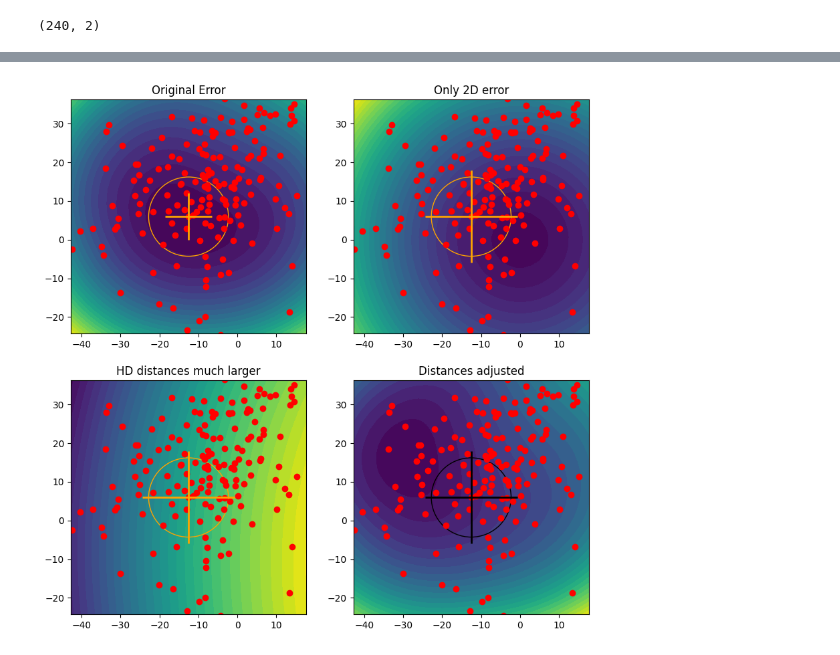
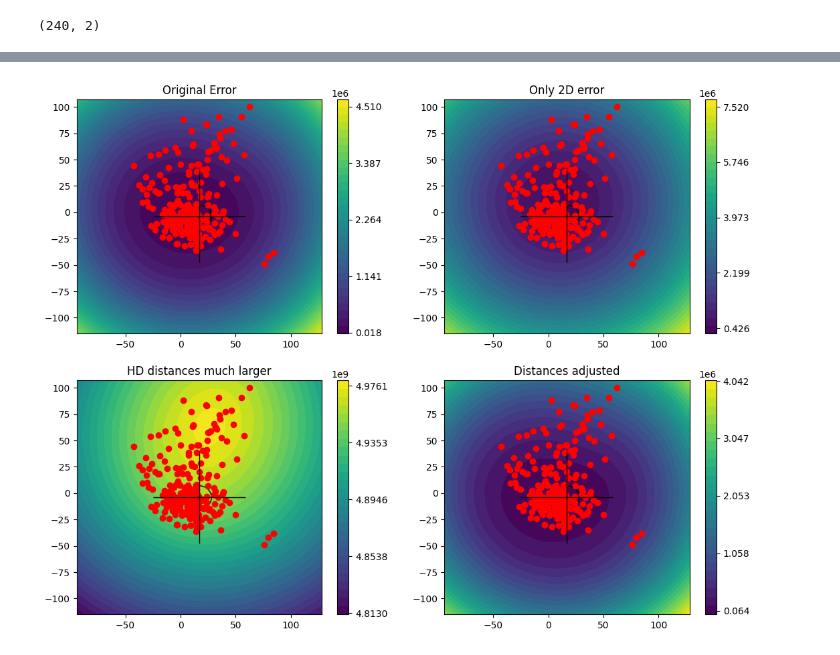
Before and after one commit to Jan961/2095736w, a Jupyter notebook: experiments/hybrid_placement/placement.ipynb, the cells around one changed output, grey strips where cells are left out. Cells and saved outputs as stored; diff of their text form; code cells hidden in the pictures.

```diff
--- a/experiments/hybrid_placement/placement.ipynb
+++ b/experiments/hybrid_placement/placement.ipynb
@@ -36,9 +36,6 @@ This is the layout (2D embedding) of the sample
 # %%
 #adjust the size of the plot to include more ore fewer sample points here:
-extra_space = 20
-#the pint whose parent we will consider:
-point_idx = np.random.randint(0, r)
-
+extra_space = 100
 the_point_hd = data[point_idx]
 the_parent_indx = parents[point_idx]
 
@@ -62,62 +59,63 @@ hd_dist= np.linalg.norm(sample - the_point_hd, axis=1)
 ld_dist = np.zeros((grid_size_x,grid_size_y, sample.shape[0]))
 
 for i in range(sample_ld_pos.shape[0]):
     xy =  np.dstack((xv - sample_ld_pos[i, 0], yv - sample_ld_pos[i, 1]))
     distance_one_p = np.linalg.norm(xy, axis=2)
     ld_dist[... ,i] = distance_one_p
 
 diffs = (ld_dist - hd_dist[None, None,:])
 
 
 
 #plot
-fig, ((ax1, ax2), (ax3, ax4)) = plt.subplots(2,2, figsize=(10, 10))
+fig, axes = plt.subplots(2,2, figsize=(13, 10))
 # fig.tight_layout()
+(ax1, ax2), (ax3, ax4) = axes
 
+
+errors = []
+titles =[]
 
 #orignal error
 original_error = np.sum(diffs**2, axis=2)
-circle1 = plt.Circle((the_parent[0], the_parent[1]), radius, color='orange', fill = False)
-ax1.contourf(x, y, original_error, levels =30)
-ax1.autoscale(False)
-ax1.plot(sample_ld_pos[:,0],sample_ld_pos[:,1], 'ro')
-ax1.plot(the_parent[0], the_parent[1], color='orange', marker='+', markersize=50, markeredgewidth='2' )
-ax1.add_patch(circle1)
-ax1.set_title('Original Error')
-
+errors.append(original_error)
+titles.append('Original Error')
 
 #just low d error
 just_low_d_error = np.sum(ld_dist**2, axis=2)
-circle2 = plt.Circle((the_parent[0], the_parent[1]), radius, color='orange', fill = False)
-ax2.contourf(x, y, just_low_d_error, levels =30)
-ax2.autoscale(False)
-ax2.plot(sample_ld_pos[:,0],sample_ld_pos[:,1], 'ro')
-ax2.plot(the_parent[0], the_parent[1], color='orange', marker='+', markersize=100, markeredgewidth='2' )
-ax2.add_patch(circle2)
-ax2.set_title('Only 2D error')
+errors.append(just_low_d_error)
+titles.append('Only 2D error')
 
 # hd distances much larger than 2d distances
 diffs_exaggerated_hd = (ld_dist - hd_dist[None, None,:]**2)
 error_exaggerated_hd =  np.sum(diffs_exaggerated_hd**2, axis=2)
-circle3 = plt.Circle((the_parent[0], the_parent[1]), radius, color='orange', fill = False)
-ax3.contourf(x, y, error_exaggerated_hd, levels =30)
-ax3.autoscale(False)
-ax3.plot(sample_ld_pos[:,0],sample_ld_pos[:,1], 'ro')
-ax3.plot(the_parent[0], the_parent[1], color='orange', marker='+', markersize=100, markeredgewidth='2' )
-ax3.add_patch(circle3)
-ax3.set_title('HD distances much larger')
+errors.append(error_exaggerated_hd)
+titles.append('HD distances much larger')
 
+#adjusted weight
 diffs_adjusted = (ld_dist - hd_dist[None, None,:]*1.2)
 error_adjusted=  np.sum(diffs_adjusted**2, axis=2)
-circle4 = plt.Circle((the_parent[0], the_parent[1]), radius, color='black', fill = False)
-ax4.contourf(x, y, error_adjusted, levels =30)
-ax4.autoscale(False)
-ax4.plot(sample_ld_pos[:,0],sample_ld_pos[:,1], 'ro')
-ax4.plot(the_parent[0], the_parent[1], color='black', marker='+', markersize=100, markeredgewidth='2' )
-ax4.add_patch(circle4)
-ax4.set_title('Distances adjusted')
+errors.append(error_adjusted)
+titles.append('Distances adjusted')
+contours = None
+
+for i in range(4):
+    ax = axes.flat[i]
+    circle = plt.Circle((the_parent[0], the_parent[1]), radius, color='black', fill = False)
+    contours = ax.contourf(x, y, errors[i], levels =30)
+    cbar_ticks = np.linspace(errors[i].min(), errors[i].max(), 5)
+    fig.colorbar(contours,  ax=ax, orientation='vertical',
+             location='right', shrink=1, ticks=cbar_ticks)
+    ax.autoscale(False)
+    ax.plot(sample_ld_pos[:,0],sample_ld_pos[:,1], 'ro')
+    ax.plot(the_parent[0], the_parent[1], color='black', marker='+', markersize=100, markeredgewidth='1' )
+    ax.add_patch(circle)
+    ax.set_title(titles[i])
 
 
-plt.show()
+# a colorbar which applies only to the original error image - the range of values differs too
+#    much to use a single colorbar
+
+fig.show()
 # %% [output]
-[figure, old version]
+[figure, new version]
```
Also changed, not shown: parts of 3 cells of this notebook, 8 other files.
